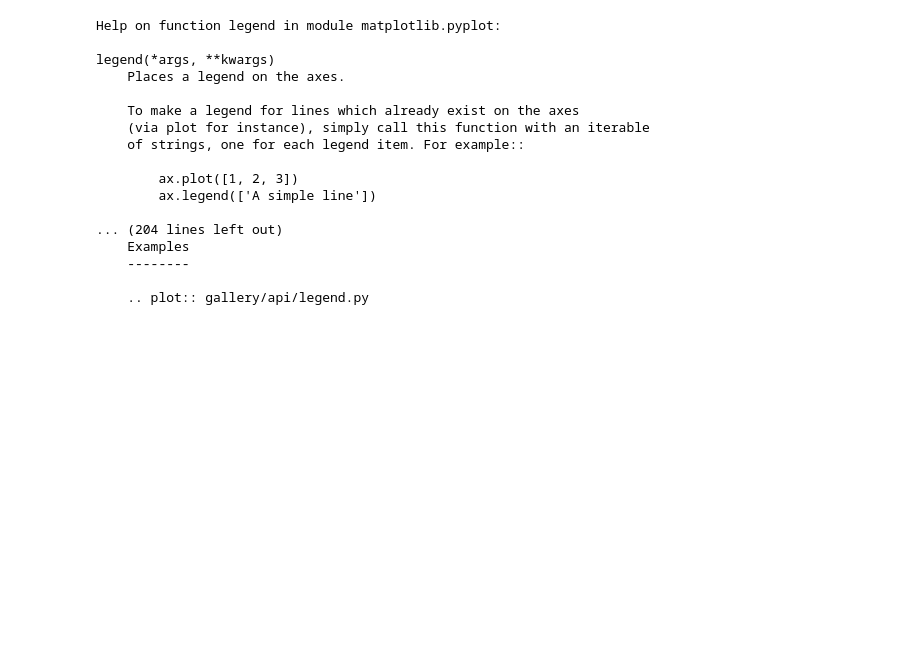
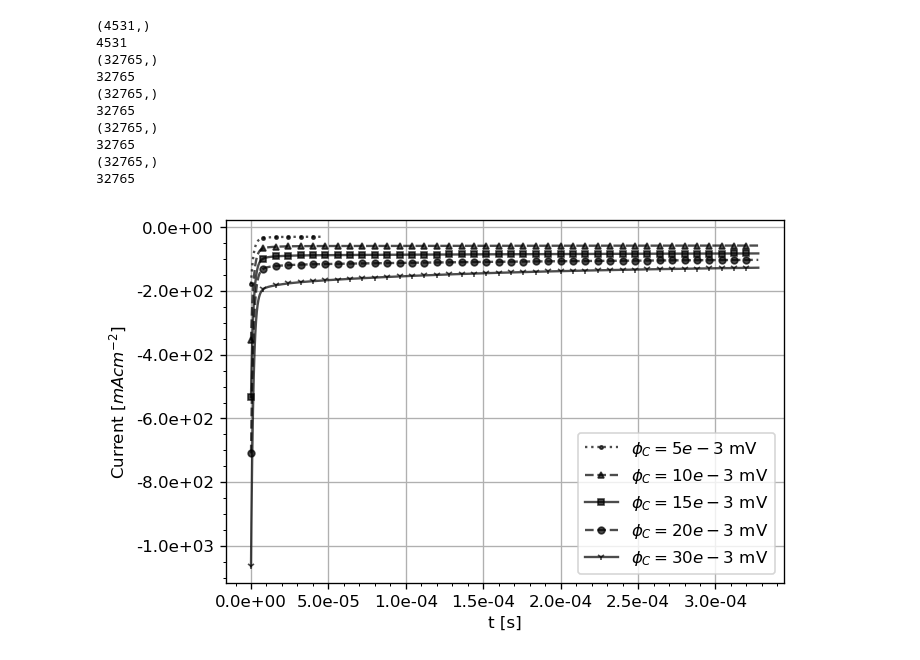
Before and after one commit to flgu/masterthesis, a Jupyter notebook: simulation.ipynb, the cells around one changed output. Cells and saved outputs as stored; diff of their text form; code cells hidden in the pictures; blank space fills up the shorter version.

```diff
--- a/simulation.ipynb
+++ b/simulation.ipynb
@@ -359,35 +348,2 @@ Line2D(_line0)
 # %%
 sol_list_high.append(sol_list[-2])
-# %%
-# plot current
-def plotCurrent( )
-fig = plt.figure( dpi = 120 )
-
-ax = fig.add_subplot(1,1,1)
-
-ax.plot()
-
- if isinstance(savename, str):
-
-        for fmt in ['png', 'pdf']:
-            fig.savefig(savename + '.' + fmt, dpi = 300, format = fmt, bbox_inches = 'tight' )
-
-plt.show()
-# %% [output]
-Help on function legend in module matplotlib.pyplot:
-
-legend(*args, **kwargs)
-    Places a legend on the axes.
-
-    To make a legend for lines which already exist on the axes
-    (via plot for instance), simply call this function with an iterable
-    of strings, one for each legend item. For example::
-
-        ax.plot([1, 2, 3])
-        ax.legend(['A simple line'])
-
-... (204 lines left out)
-    Examples
-    --------
-
-    .. plot:: gallery/api/legend.py
@@ -393,0 +534,23 @@ legend(*args, **kwargs)
+# %%
+markers = ['.','^','s', 'o','1']#, 's',  ]
+styles = [':', '--', '-','--','-']# '--', '-', ]
+labels = ['$\phi_C = 5e-3$ mV', '$\phi_C = 10e-3$ mV', '$\phi_C = 15e-3$ mV', '$\phi_C = 20e-3$ mV',
+          '$\phi_C = 30e-3$ mV' ]
+
+plotCurrent( stp.Dt, stp.T0, cur_list, electrode = 'anode',
+            markers = markers,
+            styles = styles,
+            labels = labels,
+               savename = "model_1_1")
+# %% [output]
+(4531,)
+4531
+(32765,)
+32765
+(32765,)
+32765
+(32765,)
+32765
+(32765,)
+32765
+[figure, added]
```
Also changed, not shown: parts of 9 cells of this notebook, 13 other files.
